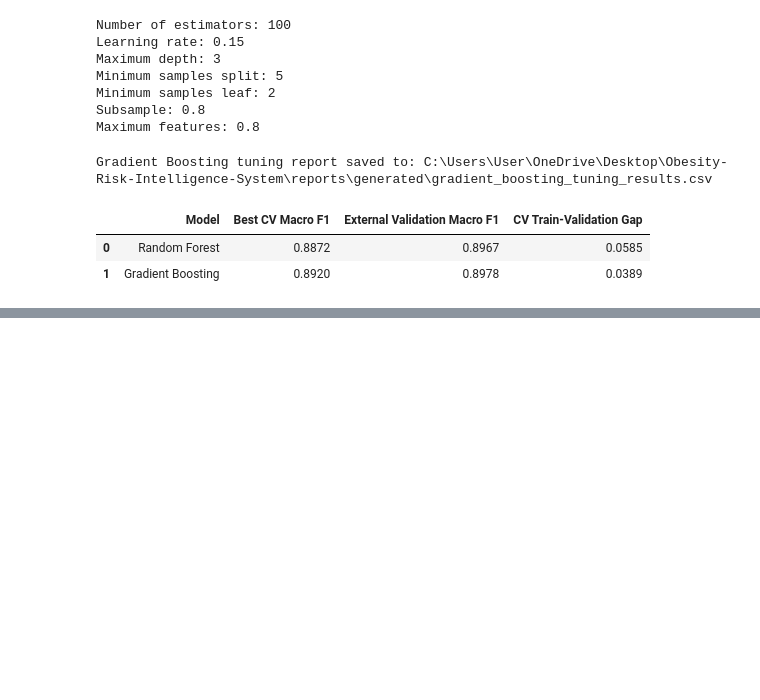
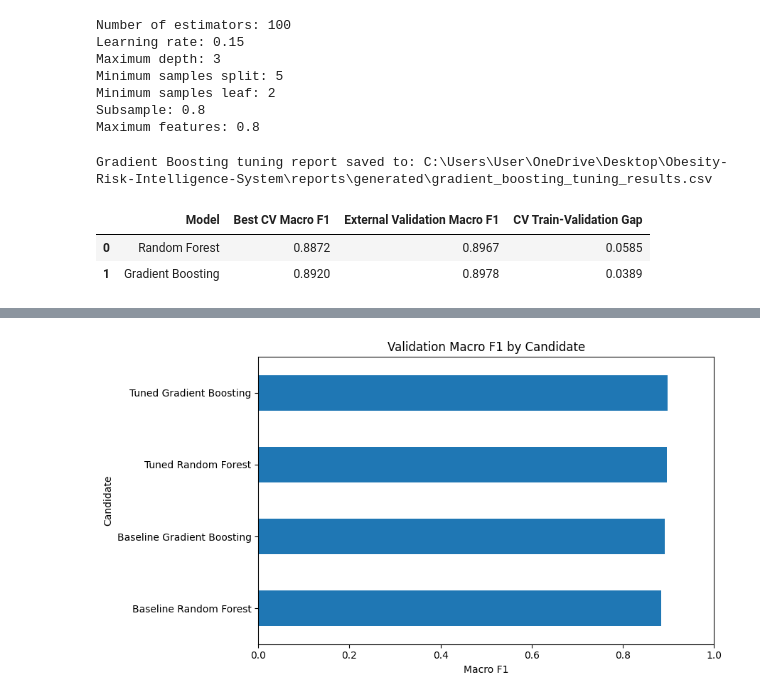
Before and after one commit to SMCodeX7/Obesity-Risk-Intelligence-System, a Jupyter notebook: notebooks/05_model_tuning.ipynb, the cells around one changed output, grey strips where cells are left out. Cells and saved outputs as stored; diff of their text form; code cells hidden in the pictures; blank space fills up the shorter version.

```diff
--- a/notebooks/05_model_tuning.ipynb
+++ b/notebooks/05_model_tuning.ipynb
@@ -2225,0 +2718,32 @@ Phase 6 Checkpoint 4 validation passed.
+# %%
+macro_f1_plot_df = (
+    ranked_model_comparison_df[
+        [
+            "Candidate",
+            "Macro F1",
+        ]
+    ]
+    .sort_values(
+        by="Macro F1",
+        ascending=True,
+    )
+)
+
+macro_f1_plot_df.plot(
+    x="Candidate",
+    y="Macro F1",
+    kind="barh",
+    figsize=(9, 5),
+    legend=False,
+)
+
+plt.title(
+    "Validation Macro F1 by Candidate"
+)
+plt.xlabel("Macro F1")
+plt.ylabel("Candidate")
+plt.xlim(0, 1)
+plt.tight_layout()
+plt.show()
+# %% [output]
+[figure, added]
```
Also changed, not shown: parts of 21 cells of this notebook, 2 other files.
